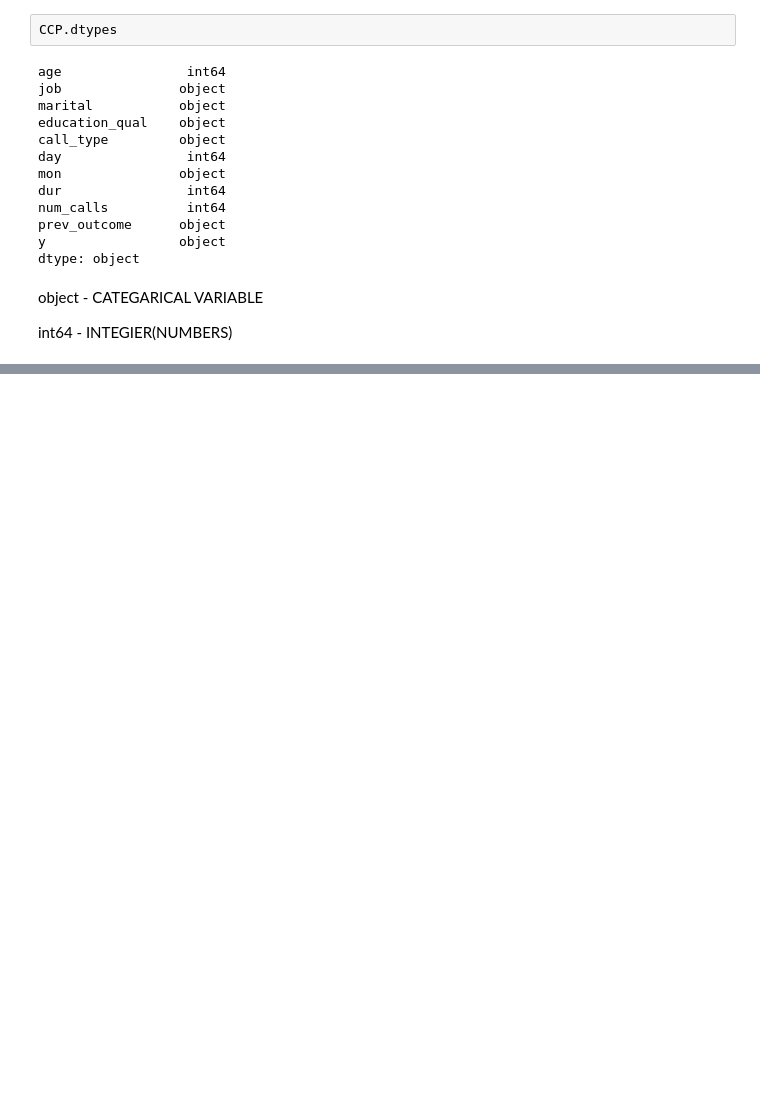
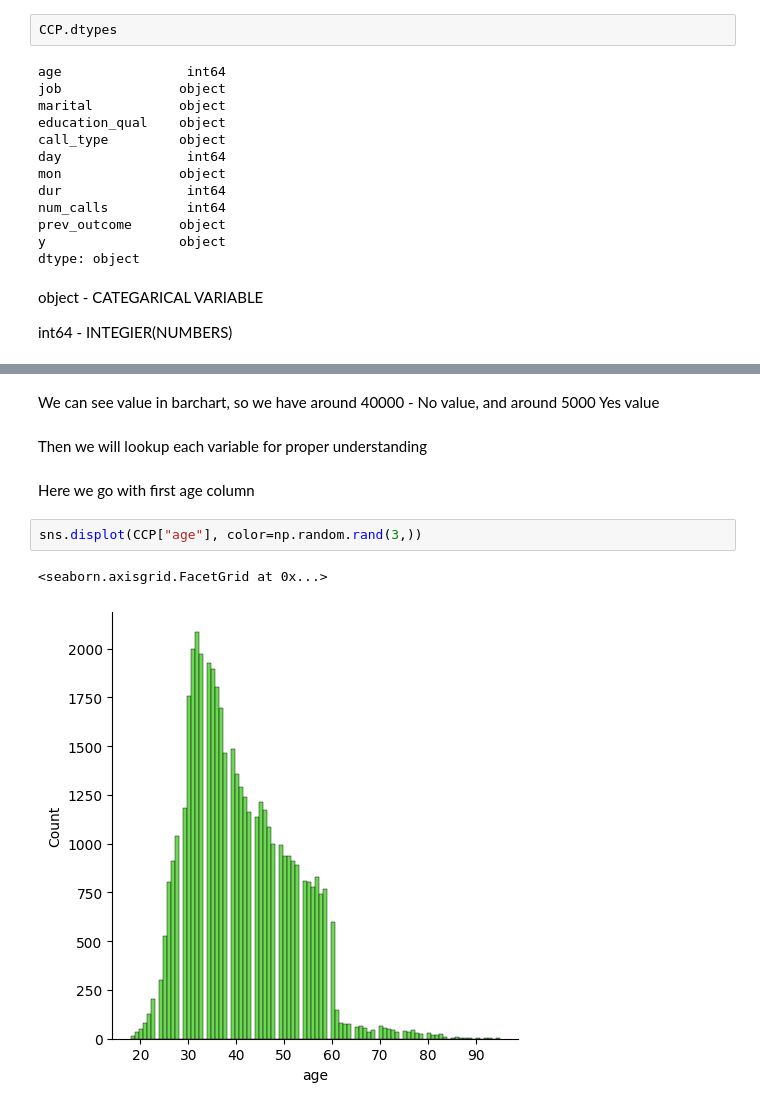
Before and after one commit to LogeshkumarTamilselvam/CustomerConversionPrediction, a Jupyter notebook: Customer_Conversion_Prediction.ipynb, the cells around one changed output, grey strips where cells are left out. Cells and saved outputs as stored; diff of their text form; blank space fills up the shorter version.

```diff
--- a/Customer_Conversion_Prediction.ipynb
+++ b/Customer_Conversion_Prediction.ipynb
@@ -187,0 +190,11 @@ int64 - INTEGIER(NUMBERS)
+# %% [markdown]
+We can see value in barchart, so we have around 40000 - No value, and around 5000 Yes value
+# %% [markdown]
+Then we will lookup each variable for proper understanding
+# %% [markdown]
+Here we go with first age column
+# %%
+sns.displot(CCP["age"], color=np.random.rand(3,))
+# %% [output]
+<seaborn.axisgrid.FacetGrid at 0x...>
+[figure, added]
```
Also changed, not shown: parts of 15 cells of this notebook.
